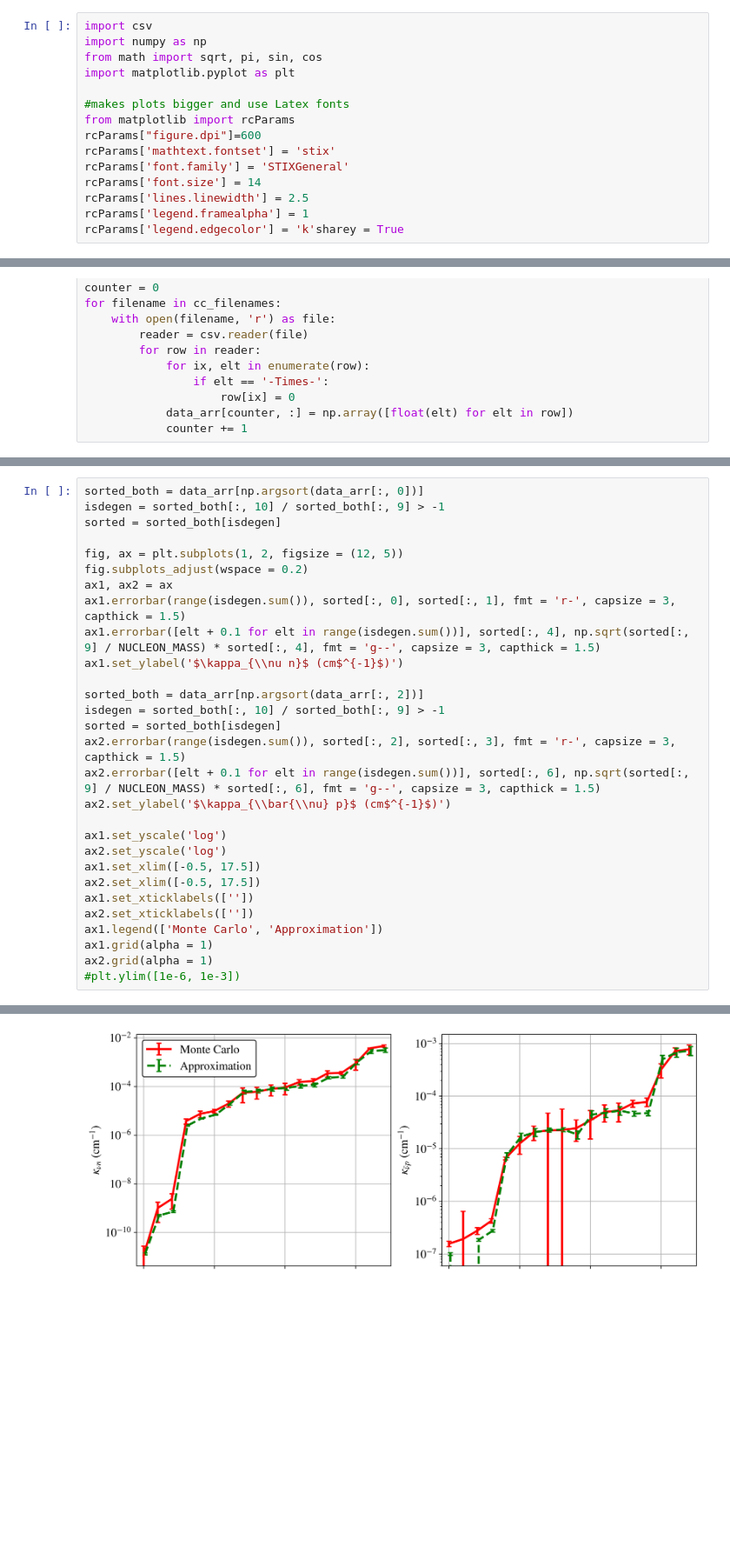
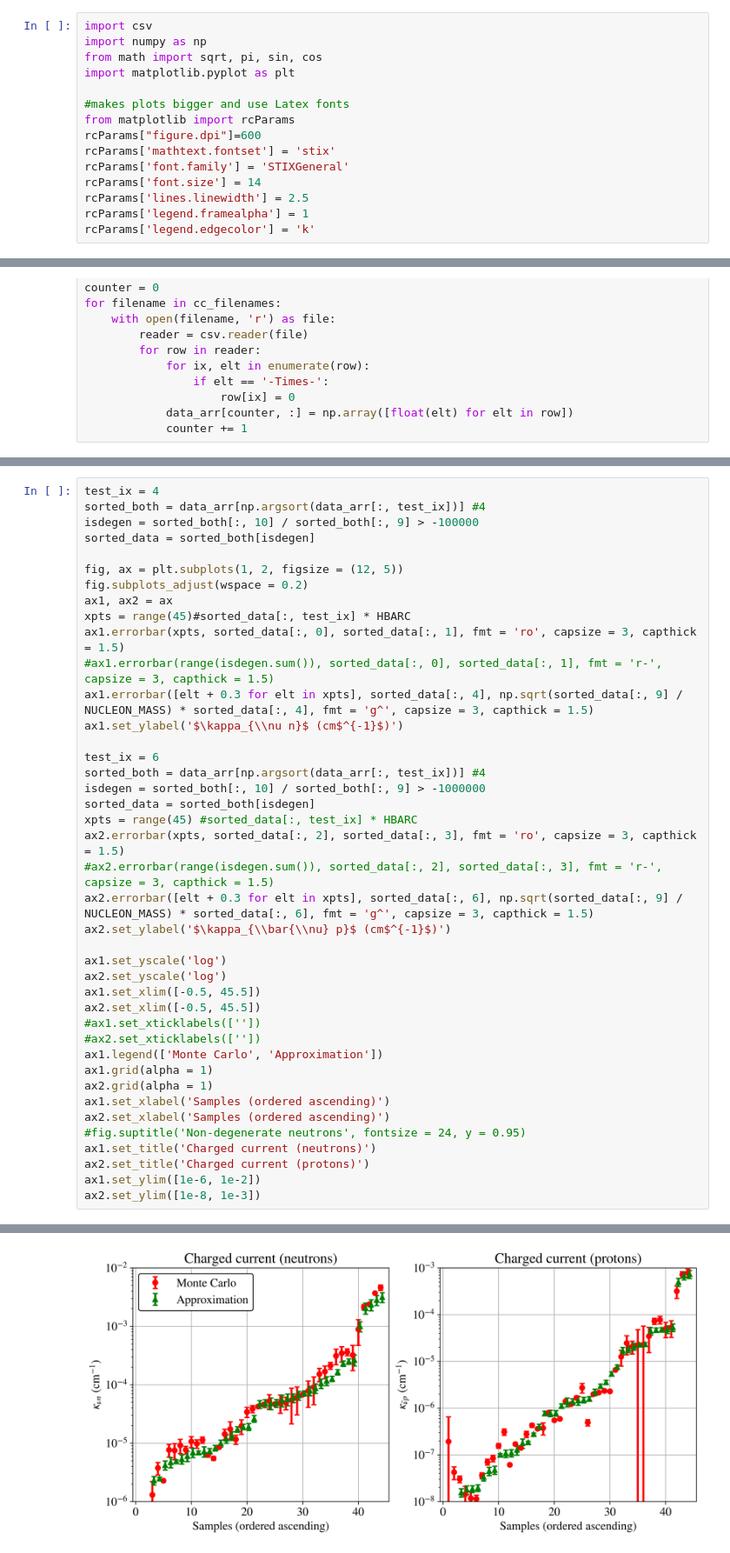
Before and after one commit to clwelch03/HEA-neutrinos, a Jupyter notebook: src/llmcplots.ipynb, the cells around one changed output, grey strips where cells are left out. Shown at 87% size. Saved outputs shown, nothing was run; the diff lists cells and outputs as text; blank space fills up the shorter version.

```diff
--- a/src/llmcplots.ipynb
+++ b/src/llmcplots.ipynb
@@ -12,7 +12,7 @@ rcParams['font.family'] = 'STIXGeneral'
 rcParams['font.size'] = 14
 rcParams['lines.linewidth'] = 2.5
 rcParams['legend.framealpha'] = 1
-rcParams['legend.edgecolor'] = 'k'sharey = True
+rcParams['legend.edgecolor'] = 'k'
 # %%
 HBARC = 197.3269718
 NEUTRON_MASS = 939.5653 / HBARC
@@ -44,30 +48,42 @@ for filename in cc_filenames:
 # %%
-sorted_both = data_arr[np.argsort(data_arr[:, 0])]
-isdegen = sorted_both[:, 10] / sorted_both[:, 9] > -1
-sorted = sorted_both[isdegen]
+test_ix = 4
+sorted_both = data_arr[np.argsort(data_arr[:, test_ix])] #4
+isdegen = sorted_both[:, 10] / sorted_both[:, 9] > -100000
+sorted_data = sorted_both[isdegen]
 
 fig, ax = plt.subplots(1, 2, figsize = (12, 5))
 fig.subplots_adjust(wspace = 0.2)
 ax1, ax2 = ax
-ax1.errorbar(range(isdegen.sum()), sorted[:, 0], sorted[:, 1], fmt = 'r-', capsize = 3, capthick = 1.5)
-ax1.errorbar([elt + 0.1 for elt in range(isdegen.sum())], sorted[:, 4], np.sqrt(sorted[:, 9] / NUCLEON_MASS) * sorted[:, 4], fmt = 'g--', capsize = 3, capthick = 1.5)
+xpts = range(45)#sorted_data[:, test_ix] * HBARC
+ax1.errorbar(xpts, sorted_data[:, 0], sorted_data[:, 1], fmt = 'ro', capsize = 3, capthick = 1.5)
+#ax1.errorbar(range(isdegen.sum()), sorted_data[:, 0], sorted_data[:, 1], fmt = 'r-', capsize = 3, capthick = 1.5)
+ax1.errorbar([elt + 0.3 for elt in xpts], sorted_data[:, 4], np.sqrt(sorted_data[:, 9] / NUCLEON_MASS) * sorted_data[:, 4], fmt = 'g^', capsize = 3, capthick = 1.5)
 ax1.set_ylabel('$\kappa_{\\nu n}$ (cm$^{-1}$)')
 
-sorted_both = data_arr[np.argsort(data_arr[:, 2])]
-isdegen = sorted_both[:, 10] / sorted_both[:, 9] > -1
-sorted = sorted_both[isdegen]
-ax2.errorbar(range(isdegen.sum()), sorted[:, 2], sorted[:, 3], fmt = 'r-', capsize = 3, capthick = 1.5)
-ax2.errorbar([elt + 0.1 for elt in range(isdegen.sum())], sorted[:, 6], np.sqrt(sorted[:, 9] / NUCLEON_MASS) * sorted[:, 6], fmt = 'g--', capsize = 3, capthick = 1.5)
+test_ix = 6
+sorted_both = data_arr[np.argsort(data_arr[:, test_ix])] #4
+isdegen = sorted_both[:, 10] / sorted_both[:, 9] > -1000000
+sorted_data = sorted_both[isdegen]
+xpts = range(45) #sorted_data[:, test_ix] * HBARC
+ax2.errorbar(xpts, sorted_data[:, 2], sorted_data[:, 3], fmt = 'ro', capsize = 3, capthick = 1.5)
+#ax2.errorbar(range(isdegen.sum()), sorted_data[:, 2], sorted_data[:, 3], fmt = 'r-', capsize = 3, capthick = 1.5)
+ax2.errorbar([elt + 0.3 for elt in xpts], sorted_data[:, 6], np.sqrt(sorted_data[:, 9] / NUCLEON_MASS) * sorted_data[:, 6], fmt = 'g^', capsize = 3, capthick = 1.5)
 ax2.set_ylabel('$\kappa_{\\bar{\\nu} p}$ (cm$^{-1}$)')
 
 ax1.set_yscale('log')
 ax2.set_yscale('log')
-ax1.set_xlim([-0.5, 17.5])
-ax2.set_xlim([-0.5, 17.5])
-ax1.set_xticklabels([''])
-ax2.set_xticklabels([''])
+ax1.set_xlim([-0.5, 45.5])
+ax2.set_xlim([-0.5, 45.5])
+#ax1.set_xticklabels([''])
+#ax2.set_xticklabels([''])
 ax1.legend(['Monte Carlo', 'Approximation'])
 ax1.grid(alpha = 1)
 ax2.grid(alpha = 1)
-#plt.ylim([1e-6, 1e-3])
+ax1.set_xlabel('Samples (ordered ascending)')
+ax2.set_xlabel('Samples (ordered ascending)')
+#fig.suptitle('Non-degenerate neutrons', fontsize = 24, y = 0.95)
+ax1.set_title('Charged current (neutrons)')
+ax2.set_title('Charged current (protons)')
+ax1.set_ylim([1e-6, 1e-2])
+ax2.set_ylim([1e-8, 1e-3])
 # %% [output]
@@ -74,2 +91,2 @@ ax2.grid(alpha = 1)
-[figure, old version]
+[figure, new version]
 # %%
```
Also changed, not shown: parts of 6 cells of this notebook, 2 other files.
